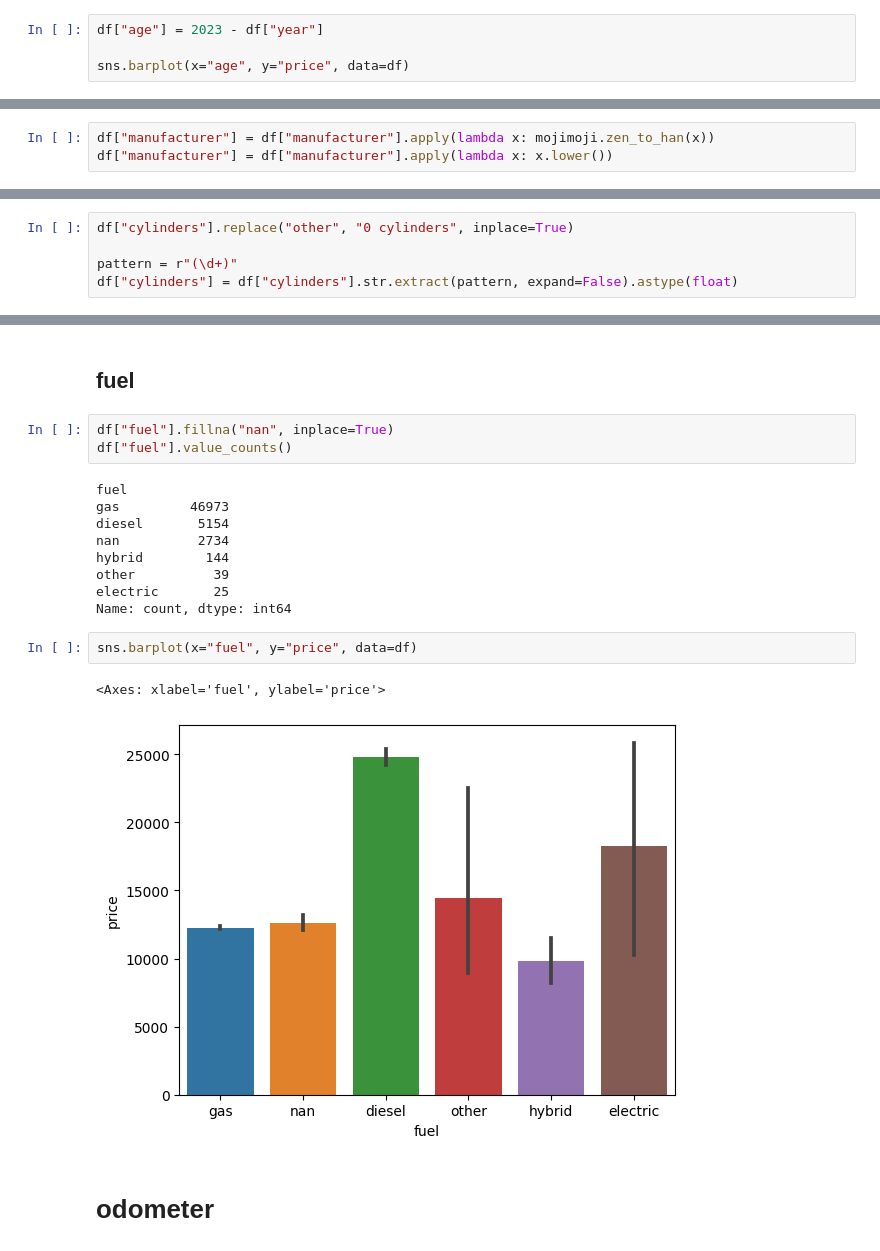
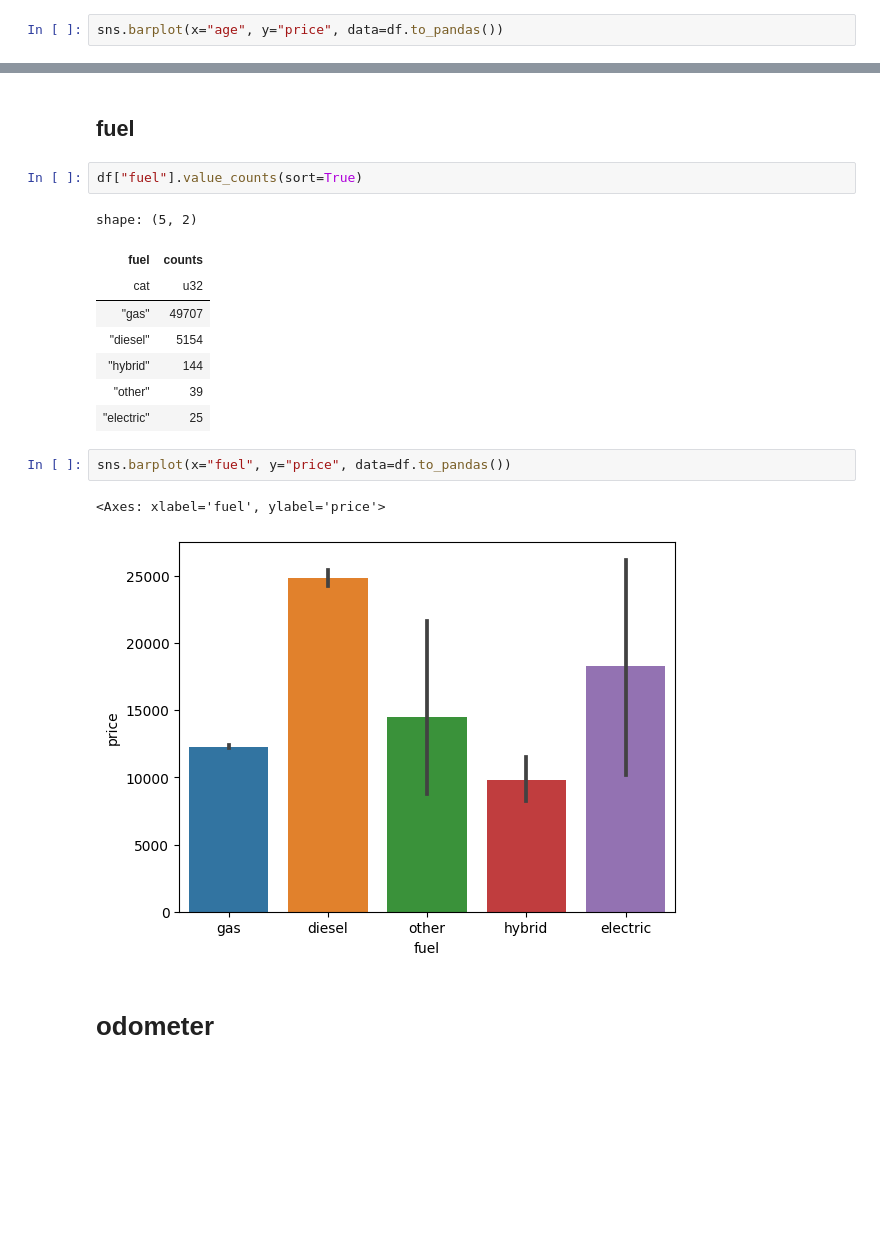
Before and after one commit to tkser/signate_scup2023, a Jupyter notebook: work/eda.ipynb, the cells around one changed output, grey strips where cells are left out. Drawn from its saved outputs; the diff is of its cells as text; blank space fills up the shorter version.

```diff
--- a/work/eda.ipynb
+++ b/work/eda.ipynb
@@ -130,6 +125,4 @@ sns.histplot(df["year"])
 # %%
-df["age"] = 2023 - df["year"]
-
-sns.barplot(x="age", y="price", data=df)
+sns.barplot(x="age", y="price", data=df.to_pandas())
 # %% [output]
 <Axes: xlabel='age', ylabel='price'>
@@ -161,3 +155,0 @@ Name: count, dtype: int64
-# %%
-df["manufacturer"] = df["manufacturer"].apply(lambda x: mojimoji.zen_to_han(x))
-df["manufacturer"] = df["manufacturer"].apply(lambda x: x.lower())
@@ -232,6 +207 @@ Name: count, dtype: int64
-# %%
-df["cylinders"].replace("other", "0 cylinders", inplace=True)
-
-pattern = r"(\d+)"
-df["cylinders"] = df["cylinders"].str.extract(pattern, expand=False).astype(float)
 # %%
@@ -242,21 +212,20 @@ sns.barplot(x="cylinders", y="price", data=df)
 # %% [markdown]
 ## fuel
-# %%
-df["fuel"].fillna("nan", inplace=True)
-df["fuel"].value_counts()
-# %% [output]
-fuel
-gas         46973
-diesel       5154
-nan          2734
-hybrid        144
-other          39
-electric       25
-Name: count, dtype: int64
+# %%
+df["fuel"].value_counts(sort=True)
+# %% [output]
+shape: (5, 2)
+| fuel | counts |
+| cat | u32 |
+| "gas" | 49707 |
+| "diesel" | 5154 |
+| "hybrid" | 144 |
+| "other" | 39 |
+| "electric" | 25 |
 # %%
-sns.barplot(x="fuel", y="price", data=df)
+sns.barplot(x="fuel", y="price", data=df.to_pandas())
 # %% [output]
 <Axes: xlabel='fuel', ylabel='price'>
-[figure, old version]
+[figure, new version]
 # %% [markdown]
 # odometer
```
Also changed, not shown: parts of 44 cells of this notebook.
